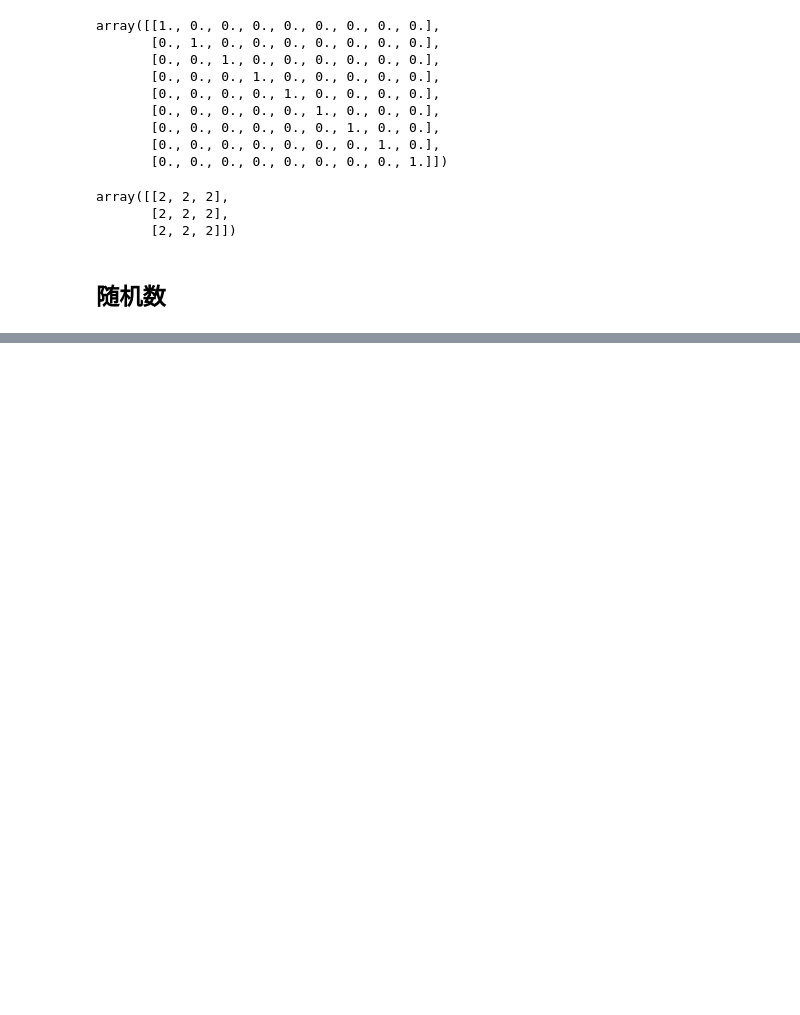
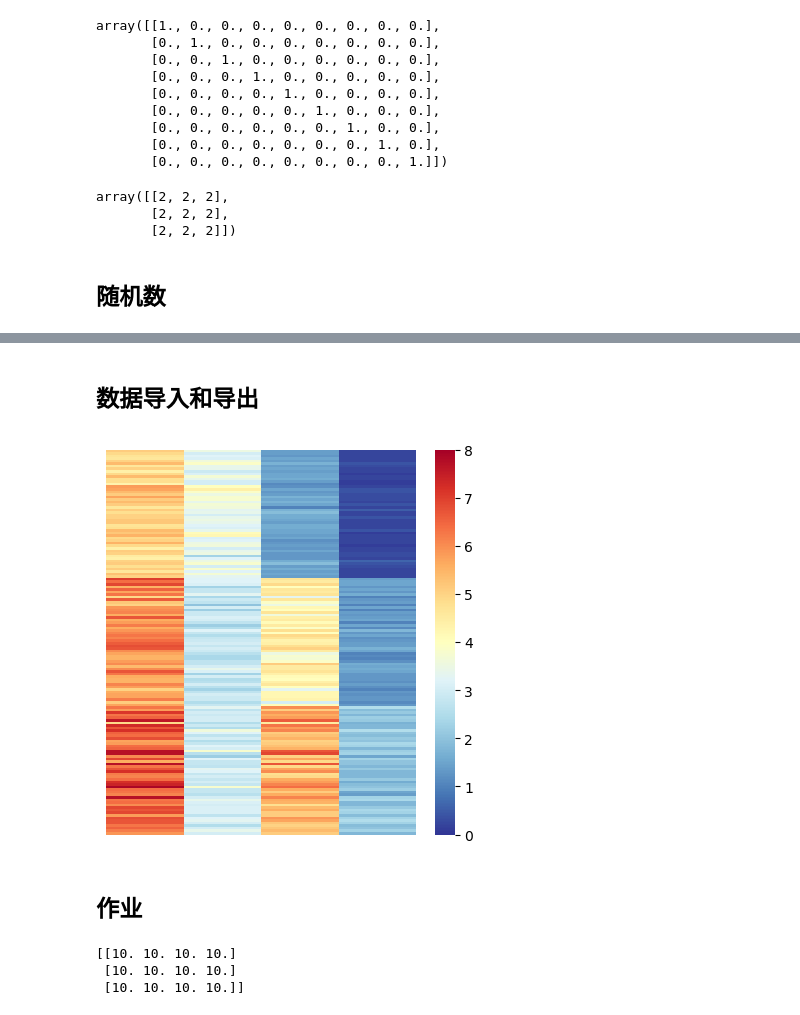
Before and after one commit to baixuchun/My_repository, a Jupyter notebook: numpy学习.ipynb, the cells around one changed output, grey strips where cells are left out. Drawn from its saved outputs; the diff is of its cells as text; code cells hidden in the pictures; blank space fills up the shorter version.

```diff
--- a/numpy学习.ipynb
+++ b/numpy学习.ipynb
@@ -254,0 +283,23 @@ array([[2, 2, 2],
+# %% [markdown]
+## 数据导入和导出
+# %%
+import seaborn as sns
+from sklearn.datasets import load_iris
+from numpy import genfromtxt
+
+iris=load_iris() #用load_iris（）函数导入数据，形式为数组,名字为iris
+np.savetxt('Iris_data.csv', iris.data ,delimiter=',') #用numpy.savetxt()把numpy array 写成CSV 文件
+Iris_Data_array=genfromtxt('Iris_data.csv', delimiter=',')
+
+fig,ax=plt.subplots(figsize=(5,5))
+sns.heatmap(Iris_Data_array,
+            cmap='RdYlBu_r',
+            ax=ax,
+            vmax=8,
+            vmin=0,
+            xticklabels=[],
+            yticklabels=[],
+            cbar=True)
+plt.show()
+# %% [output]
+[figure, added]
@@ -254,0 +309,12 @@ array([[2, 2, 2],
+# %% [markdown]
+## 作业
+# %%
+A=np.empty((3,4))
+for i in range(len(A)):
+    for j in range(len(A[0])):
+        A[i][j]=10
+print(A)
+# %% [output]
+[[10. 10. 10. 10.]
+ [10. 10. 10. 10.]
+ [10. 10. 10. 10.]]
```
Also changed, not shown: parts of 22 cells of this notebook, 11 other files.
